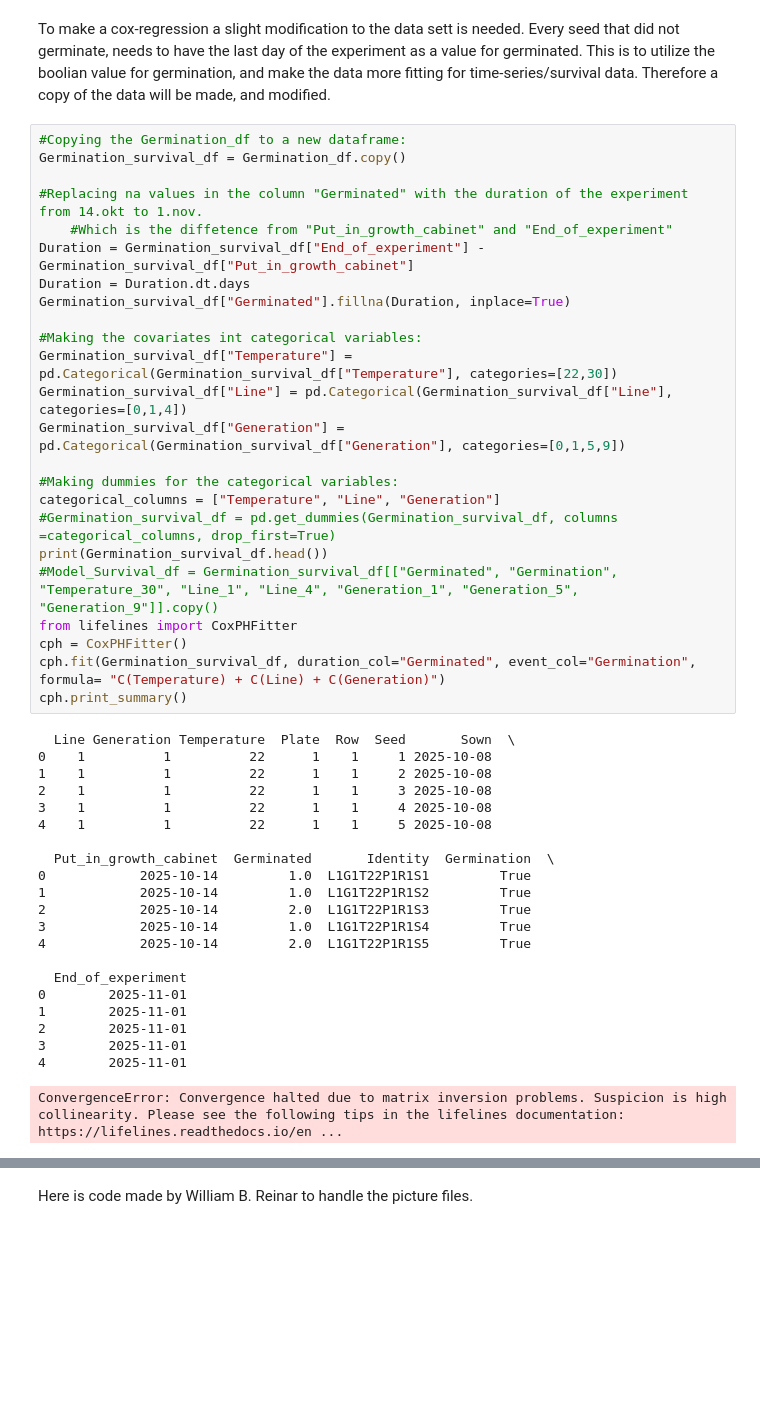
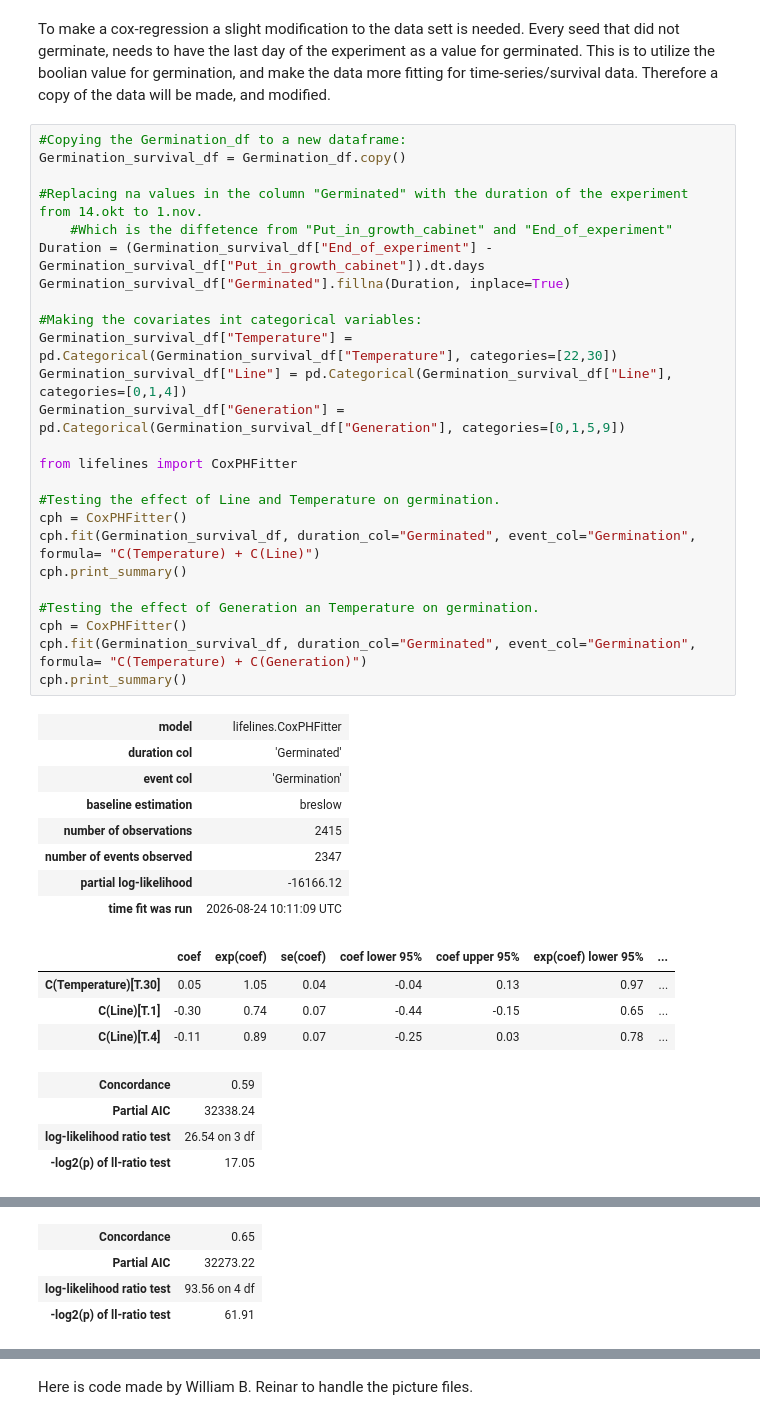
Before and after one commit to JoakimHaraldsvik/Germination, a Jupyter notebook: Germination_2025.ipynb, the cells around one changed output, grey strips where cells are left out. Drawn from its saved outputs; the diff is of its cells as text; blank space fills up the shorter version.

```diff
--- a/Germination_2025.ipynb
+++ b/Germination_2025.ipynb
@@ -273,46 +273,42 @@ Therefore a copy of the data will be made, and modified.
 # %%
 #Copying the Germination_df to a new dataframe:
 Germination_survival_df = Germination_df.copy()
 
 #Replacing na values in the column "Germinated" with the duration of the experiment from 14.okt to 1.nov.
     #Which is the diffetence from "Put_in_growth_cabinet" and "End_of_experiment"
-Duration = Germination_survival_df["End_of_experiment"] - Germination_survival_df["Put_in_growth_cabinet"]
-Duration = Duration.dt.days
+Duration = (Germination_survival_df["End_of_experiment"] - Germination_survival_df["Put_in_growth_cabinet"]).dt.days
 Germination_survival_df["Germinated"].fillna(Duration, inplace=True)
 
 #Making the covariates int categorical variables:
 Germination_survival_df["Temperature"] = pd.Categorical(Germination_survival_df["Temperature"], categories=[22,30])
 Germination_survival_df["Line"] = pd.Categorical(Germination_survival_df["Line"], categories=[0,1,4])
 Germination_survival_df["Generation"] = pd.Categorical(Germination_survival_df["Generation"], categories=[0,1,5,9])
 
-#Making dummies for the categorical variables:
-categorical_columns = ["Temperature", "Line", "Generation"]
-#Germination_survival_df = pd.get_dummies(Germination_survival_df, columns =categorical_columns, drop_first=True)
-print(Germination_survival_df.head())
-#Model_Survival_df = Germination_survival_df[["Germinated", "Germination", "Temperature_30", "Line_1", "Line_4", "Generation_1", "Generation_5", "Generation_9"]].copy()
 from lifelines import CoxPHFitter
+
+#Testing the effect of Line and Temperature on germination.
 cph = CoxPHFitter()
-cph.fit(Germination_survival_df, duration_col="Germinated", event_col="Germination", formula= "C(Temperature) + C(Line) + C(Generation)")
+cph.fit(Germination_survival_df, duration_col="Germinated", event_col="Germination", formula= "C(Temperature) + C(Line)")
 cph.print_summary()
+
+#Testing the effect of Generation an Temperature on germination.
+cph = CoxPHFitter()
+cph.fit(Germination_survival_df, duration_col="Germinated", event_col="Germination", formula= "C(Temperature) + C(Generation)")
+cph.print_summary()
 # %% [output]
-  Line Generation Temperature  Plate  Row  Seed       Sown  \
-0    1          1          22      1    1     1 2025-10-08
-1    1          1          22      1    1     2 2025-10-08
-2    1          1          22      1    1     3 2025-10-08
-3    1          1          22      1    1     4 2025-10-08
-4    1          1          22      1    1     5 2025-10-08
-
-  Put_in_growth_cabinet  Germinated       Identity  Germination  \
-0            2025-10-14         1.0  L1G1T22P1R1S1         True
-1            2025-10-14         1.0  L1G1T22P1R1S2         True
-2            2025-10-14         2.0  L1G1T22P1R1S3         True
-3            2025-10-14         1.0  L1G1T22P1R1S4         True
-4            2025-10-14         2.0  L1G1T22P1R1S5         True
-
-  End_of_experiment
-0        2025-11-01
-1        2025-11-01
-2        2025-11-01
-3        2025-11-01
-4        2025-11-01
-ConvergenceError: Convergence halted due to matrix inversion problems. Suspicion is high collinearity. Please see the following tips in the lifelines documentation: https://lifelines.readthedocs.io/en ...
+| model | lifelines.CoxPHFitter |
+| duration col | 'Germinated' |
+| event col | 'Germination' |
+| baseline estimation | breslow |
+| number of observations | 2415 |
+| number of events observed | 2347 |
+| partial log-likelihood | -16166.12 |
+| time fit was run | 2026-08-24 10:11:09 UTC |
+|  | coef | exp(coef) | se(coef) | coef lower 95% | coef upper 95% | exp(coef) lower 95% | ... |
+| C(Temperature)[T.30] | 0.05 | 1.05 | 0.04 | -0.04 | 0.13 | 0.97 | ... |
+| C(Line)[T.1] | -0.30 | 0.74 | 0.07 | -0.44 | -0.15 | 0.65 | ... |
+| C(Line)[T.4] | -0.11 | 0.89 | 0.07 | -0.25 | 0.03 | 0.78 | ... |
+| Concordance | 0.59 |
+| Partial AIC | 32338.24 |
+| log-likelihood ratio test | 26.54 on 3 df |
+| -log2(p) of ll-ratio test | 17.05 |
@@ -319,3 +328,7 @@ ConvergenceError: Convergence halted due to matrix inversion problems. Suspicion
+| Concordance | 0.65 |
+| Partial AIC | 32273.22 |
+| log-likelihood ratio test | 93.56 on 4 df |
+| -log2(p) of ll-ratio test | 61.91 |
 # %%
 Germination_survival_df = Germination_df.copy()
 
```
Also changed, not shown: parts of 6 cells of this notebook.
